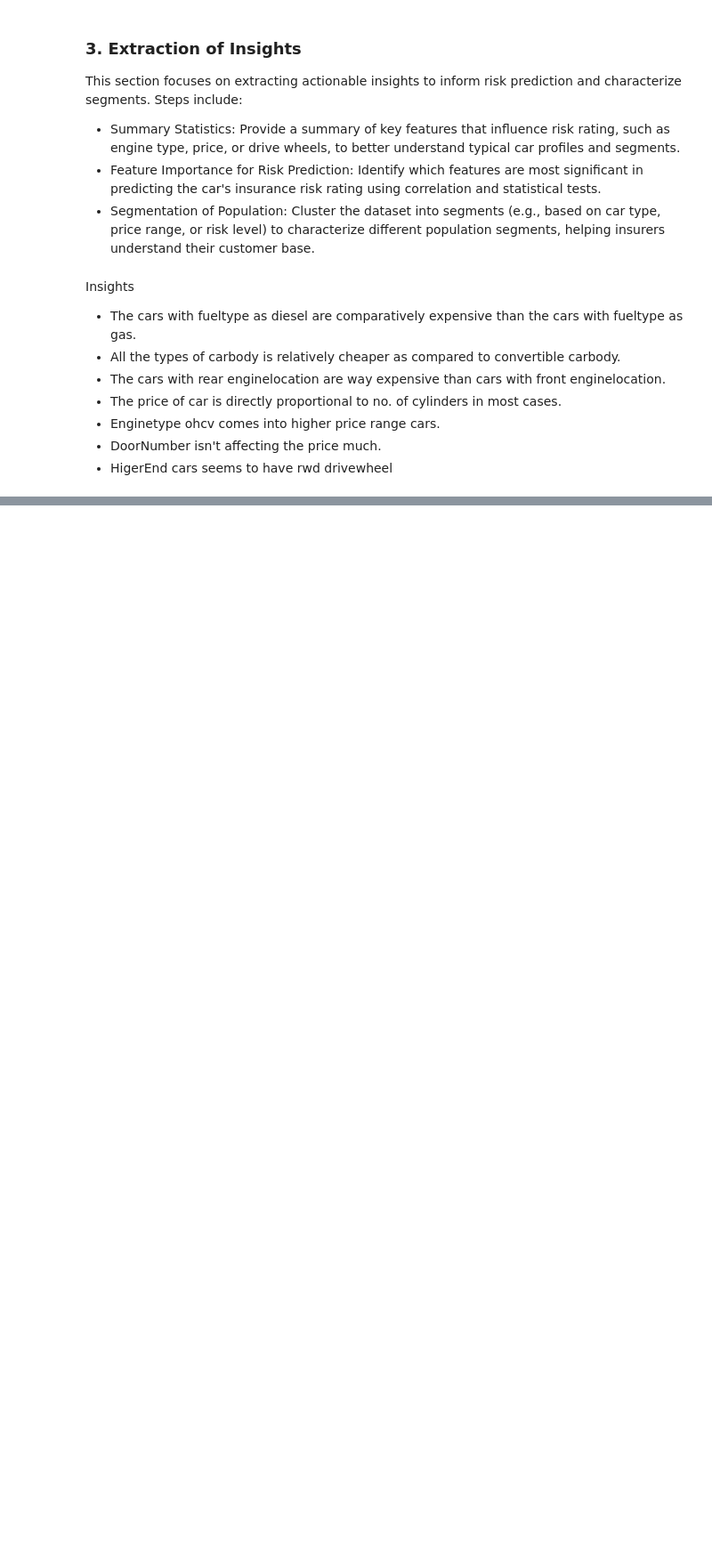
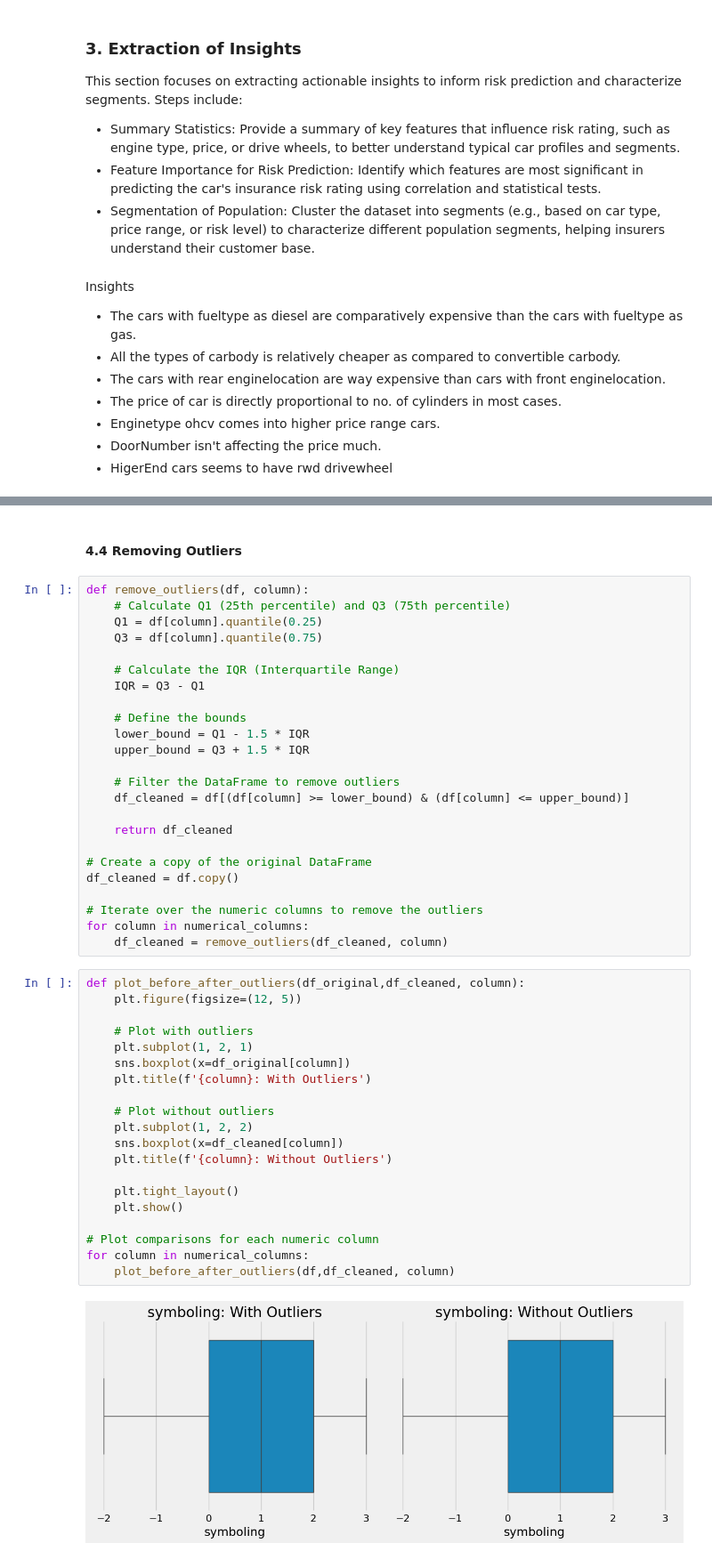
Before and after one commit to alejandro945/insurance-risk, a Jupyter notebook: src/main.ipynb, the cells around one changed output, grey strips where cells are left out. Shown at 89% size. Saved outputs shown, nothing was run; the diff lists cells and outputs as text; blank space fills up the shorter version.

```diff
--- a/src/main.ipynb
+++ b/src/main.ipynb
@@ -325,0 +487,48 @@ In this section, we focus on understanding the structure and content of the data
+# %% [markdown]
+#### 4.4 Removing Outliers
+# %%
+def remove_outliers(df, column):
+    # Calculate Q1 (25th percentile) and Q3 (75th percentile)
+    Q1 = df[column].quantile(0.25)
+    Q3 = df[column].quantile(0.75)
+
+    # Calculate the IQR (Interquartile Range)
+    IQR = Q3 - Q1
+
+    # Define the bounds
+    lower_bound = Q1 - 1.5 * IQR
+    upper_bound = Q3 + 1.5 * IQR
+
+    # Filter the DataFrame to remove outliers
+    df_cleaned = df[(df[column] >= lower_bound) & (df[column] <= upper_bound)]
+
+    return df_cleaned
+
+# Create a copy of the original DataFrame
+df_cleaned = df.copy()
+
+# Iterate over the numeric columns to remove the outliers
+for column in numerical_columns:
+    df_cleaned = remove_outliers(df_cleaned, column)
+# %%
+def plot_before_after_outliers(df_original,df_cleaned, column):
+    plt.figure(figsize=(12, 5))
+
+    # Plot with outliers
+    plt.subplot(1, 2, 1)
+    sns.boxplot(x=df_original[column])
+    plt.title(f'{column}: With Outliers')
+
+    # Plot without outliers
+    plt.subplot(1, 2, 2)
+    sns.boxplot(x=df_cleaned[column])
+    plt.title(f'{column}: Without Outliers')
+
+    plt.tight_layout()
+    plt.show()
+
+# Plot comparisons for each numeric column
+for column in numerical_columns:
+    plot_before_after_outliers(df,df_cleaned, column)
+# %% [output]
+[figure, added]
```
Also changed, not shown: parts of 16 cells of this notebook, 1 other file.
